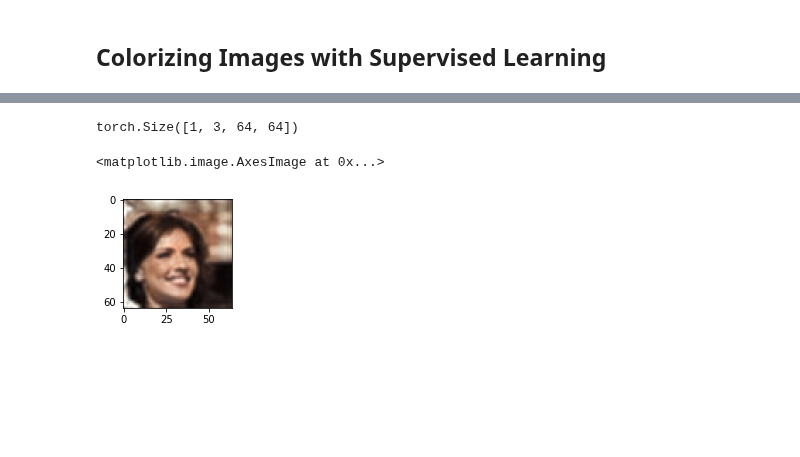
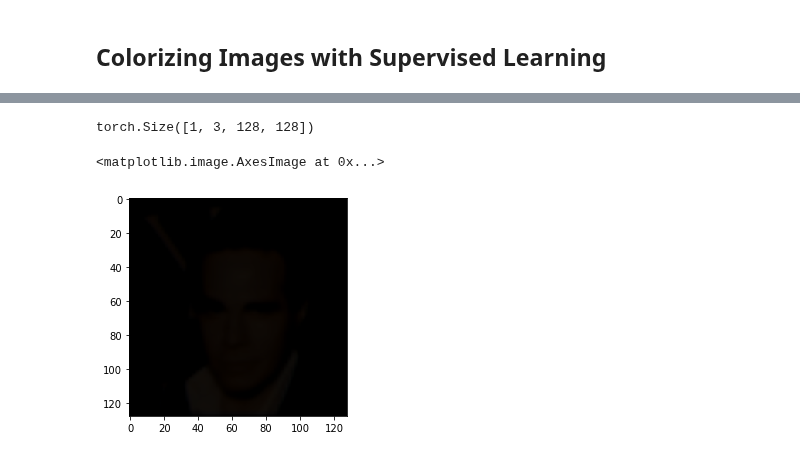
Before and after one commit to sachithdickwella/computervision-pytorch, a Jupyter notebook: src/colorizing/gray_to_color.ipynb, the cells around one changed output, grey strips where cells are left out. Drawn from its saved outputs; the diff is of its cells as text; code cells hidden in the pictures; blank space fills up the shorter version.

```diff
--- a/src/colorizing/gray_to_color.ipynb
+++ b/src/colorizing/gray_to_color.ipynb
@@ -13,8 +14,8 @@ from utils.models import ColorNet, lab2rgb, color, train
 data_root_color = 'C:/DataSets/Celeba/sample'
 data_root_grayscale = 'C:/DataSets/Celeba/grayscale'
 workers = 0
-batch_size = 64
-image_size = 64
+batch_size = 10
+image_size = 128
 nc = 3  # Number of output color channels.
 nz = 1  # Number of input color channels (Latent vector).
 ngf = 64    # Depth of feature map, carried through the generator(G).
@@ -194,0 +172,26 @@ Duration to execute: 26.1466 minutes
+# %%
+class ColorNet(nn.Module):
+
+    def __init__(self, in_channels=1, out_channels=3, n_layers=(32, 64, 64, 16, 4)):
+        super(ColorNet, self).__init__()
+
+        layers = []
+        prev = in_channels
+
+        for n in n_layers:
+            layers.append(nn.Conv2d(in_channels=prev, out_channels=n, kernel_size=4, stride=2, padding=1)),
+            layers.append(nn.BatchNorm2d(n)),
+            layers.append(nn.ReLU())
+            layers.append(nn.AvgPool2d(kernel_size=2, stride=2))
+            layers.append(nn.Upsample(scale_factor=4.))
+            prev = n
+
+        layers.append(nn.Conv2d(in_channels=prev, out_channels=out_channels, kernel_size=3, stride=1, padding=1))
+
+        self.main = nn.Sequential(*layers)
+
+    def forward(self, x):
+        return self.main(x)
+
+colorNet = ColorNet().to(device)
+colorNet
@@ -206,16 +280,15 @@ def view(image):
     image = colorNet(image.to(device))
     print(image.shape)
 
-    image = lab2rgb(image.cpu().numpy().reshape(-1, 64, 64))
+    image = lab2rgb(image.cpu().numpy().reshape(-1, 128, 128))
 
     return image
 # %%
-image = l_im[0][38]
-image = view(image.view(-1, 1, 64, 64).double())
+image = l_im[0][7]
+image = view(image.view(-1, 1, 128, 128).double())
 
-plt.figure(figsize=(3, 2))
 plt.imshow(image)
 # %% [output]
-torch.Size([1, 3, 64, 64])
+torch.Size([1, 3, 128, 128])
 <matplotlib.image.AxesImage at 0x...>
-[figure, old version]
+[figure, new version]
```
Also changed, not shown: parts of 10 cells of this notebook, 2 other files.
